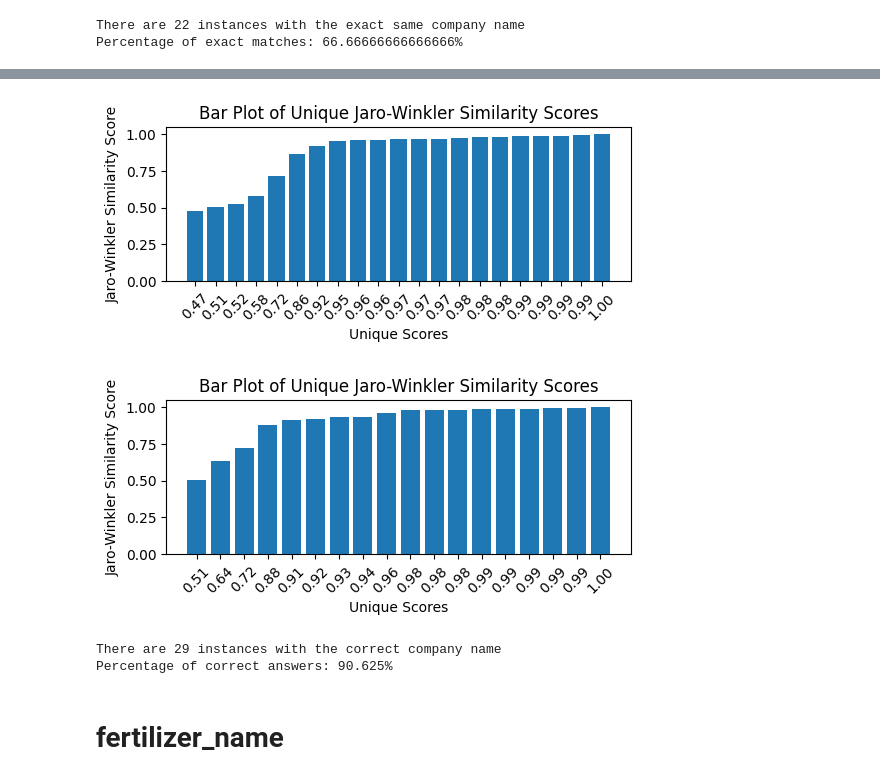
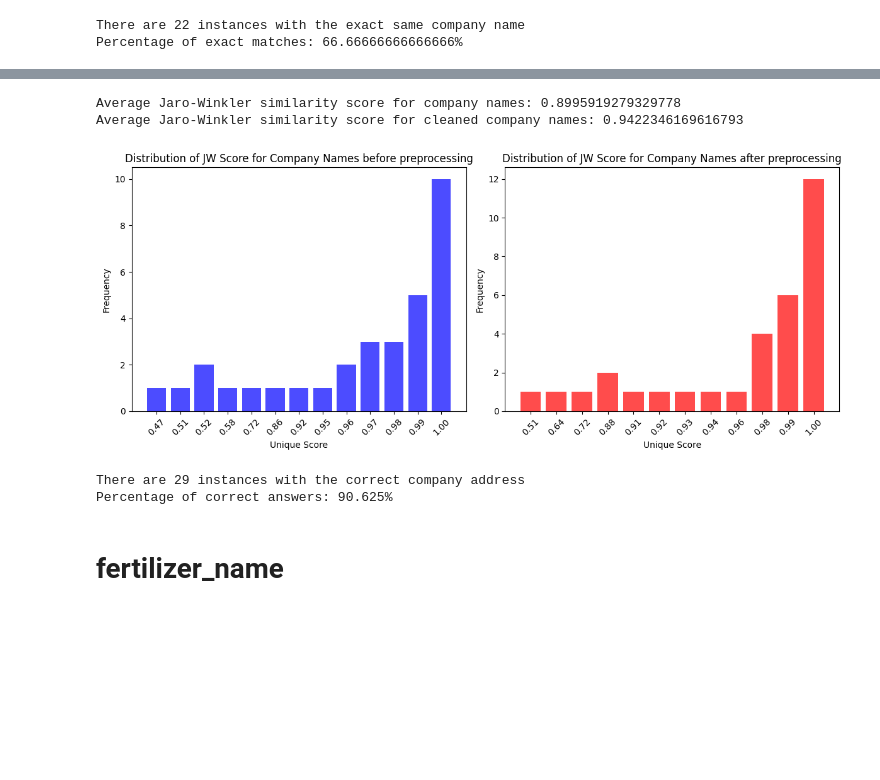
Before and after one commit to ai-cfia/fertiscan-pipeline, a Jupyter notebook: notebooks/metric.ipynb, the cells around one changed output, grey strips where cells are left out. Drawn from its saved outputs; the diff is of its cells as text; code cells hidden in the pictures; blank space fills up the shorter version.

```diff
--- a/notebooks/metric.ipynb
+++ b/notebooks/metric.ipynb
@@ -674,38 +651,62 @@ company_address.head()
 # %%
 company_address['company_address_jw_score'] = company_address.apply(lambda x: jellyfish.jaro_winkler_similarity(x['expected_output_company_address'], x['dspy_output_company_address']), axis=1)
 company_address['company_address_cleaned_jw_score'] = company_address.apply(lambda x: jellyfish.jaro_winkler_similarity(x['expected_output_company_address_cleaned'], x['dspy_output_company_address_cleaned']), axis=1)
+# %%
+print("Average Jaro-Winkler similarity score for company names: " + str(company_address['company_address_jw_score'].mean()))
+print("Average Jaro-Winkler similarity score for cleaned company names: " + str(company_address['company_address_cleaned_jw_score'].mean()))
+# %% [output]
+Average Jaro-Winkler similarity score for company names: 0.8995919279329778
+Average Jaro-Winkler similarity score for cleaned company names: 0.9422346169616793
 # %%
-unique_scores = sorted(company_address['company_address_jw_score'].unique())
+company_address_score_counts = round(company_address['company_address_jw_score'], 2).value_counts().sort_index()
+company_address_cleaned_score_counts = round(company_address['company_address_cleaned_jw_score'], 2).value_counts().sort_index()
 
-# Create a bar plot
-plt.figure(figsize=(6, 2))
-plt.bar(range(len(unique_scores)), unique_scores, tick_label=[f'{score:.2f}' for score in unique_scores])
-plt.xlabel('Unique Scores')
-plt.ylabel('Jaro-Winkler Similarity Score')
-plt.title('Bar Plot of Unique Jaro-Winkler Similarity Scores')
-plt.xticks(rotation=45)
+# company_address_score_counts = company_address['company_address_jw_score'].value_counts().sort_index()
+# company_address_cleaned_score_counts = company_address['company_address_cleaned_jw_score'].value_counts().sort_index()
+
+import matplotlib.pyplot as plt
+
+import matplotlib.pyplot as plt
+import numpy as np
+
+# Data for first plot
+a1 = company_address_score_counts.index
+b1 = company_address_score_counts.values
+
+# Data for second plot
+a2 = company_address_cleaned_score_counts.index
+b2 = company_address_cleaned_score_counts.values
+
+# Create subplots (1 row, 2 columns)
+fig, axes = plt.subplots(1, 2, figsize=(12, 5))
+
+# First bar plot
+axes[0].bar(range(len(a1)), b1, color='blue', alpha=0.7)
+axes[0].set_xticks(range(len(a1)))
+axes[0].set_xticklabels([f"{x:.2f}" for x in a1], rotation=45)
+axes[0].set_xlabel("Unique Score")
+axes[0].set_ylabel("Frequency")
+axes[0].set_title("Distribution of JW Score for Company Names before preprocessing")
+
+# Second bar plot
+axes[1].bar(range(len(a2)), b2, color='red', alpha=0.7)
+axes[1].set_xticks(range(len(a2)))
+axes[1].set_xticklabels([f"{x:.2f}" for x in a2], rotation=45)
+axes[1].set_xlabel("Unique Score")
+axes[1].set_ylabel("Frequency")
+axes[1].set_title("Distribution of JW Score for Company Names after preprocessing")
+
+# Show the plots
+plt.tight_layout()
 plt.show()
 # %% [output]
-[figure, old version]
+[figure, new version]
-# %%
-unique_scores = sorted(company_address['company_address_cleaned_jw_score'].unique())
-
-# Create a bar plot
-plt.figure(figsize=(6, 2))
-plt.bar(range(len(unique_scores)), unique_scores, tick_label=[f'{score:.2f}' for score in unique_scores])
-plt.xlabel('Unique Scores')
-plt.ylabel('Jaro-Winkler Similarity Score')
-plt.title('Bar Plot of Unique Jaro-Winkler Similarity Scores')
-plt.xticks(rotation=45)
-plt.show()
-# %% [output]
-[figure, removed]
 # %%
 correct_answer = company_address[company_address['expected_output_company_address_cleaned'] == company_address['dspy_output_company_address_cleaned']].shape[0] + (company_address[company_address['expected_output_company_address_cleaned'] != company_address['dspy_output_company_address_cleaned']][company_address['company_address_cleaned_jw_score'] > 0.8]).shape[0]
-print("There are " + str(correct_answer) + " instances with the correct company name")
+print("There are " + str(correct_answer) + " instances with the correct company address")
 print("Percentage of correct answers: " + str(correct_answer/len(company_address) * 100) + "%")
 # %% [output]
-There are 29 instances with the correct company name
+There are 29 instances with the correct company address
 Percentage of correct answers: 90.625%
 # %% [markdown]
 # fertilizer_name
```
Also changed, not shown: parts of 16 cells of this notebook.
